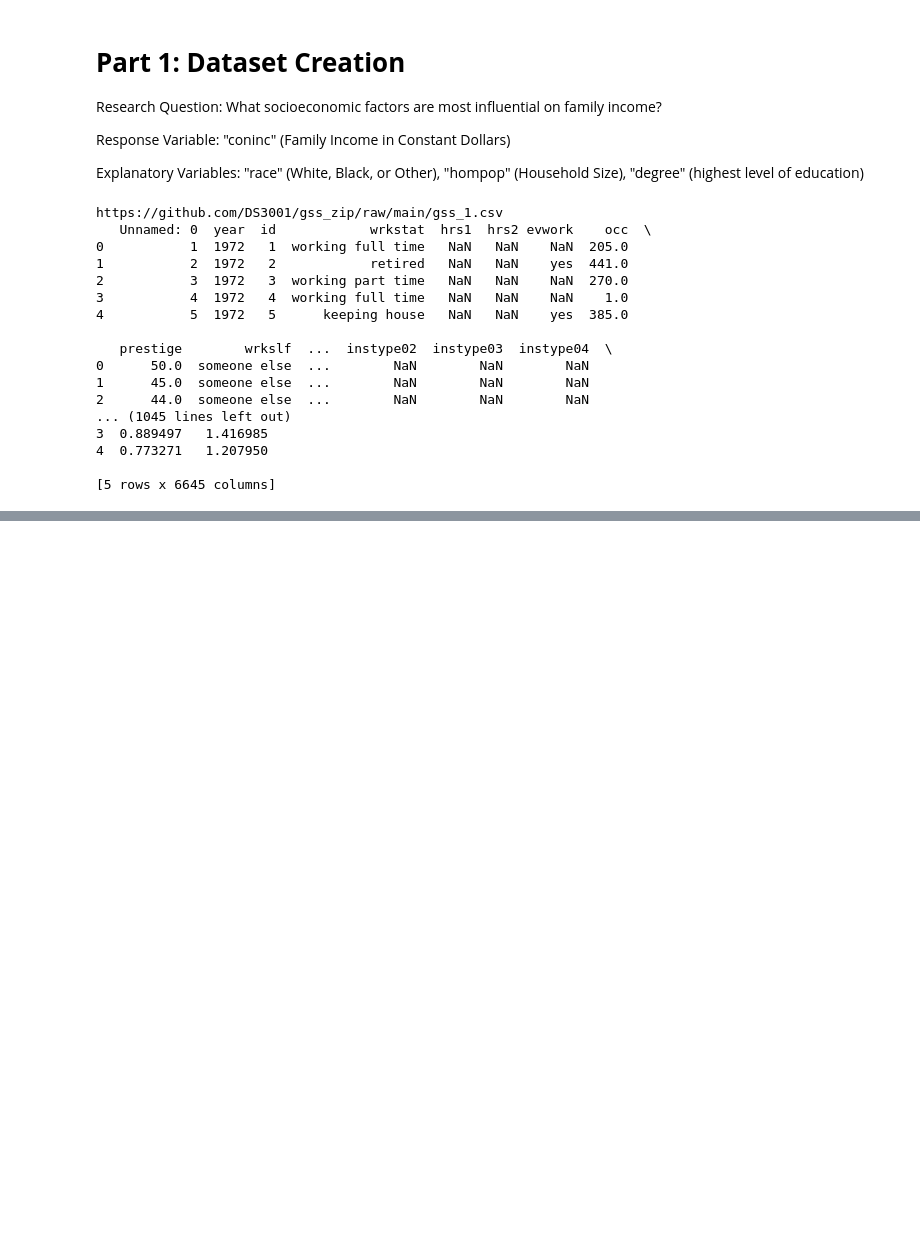
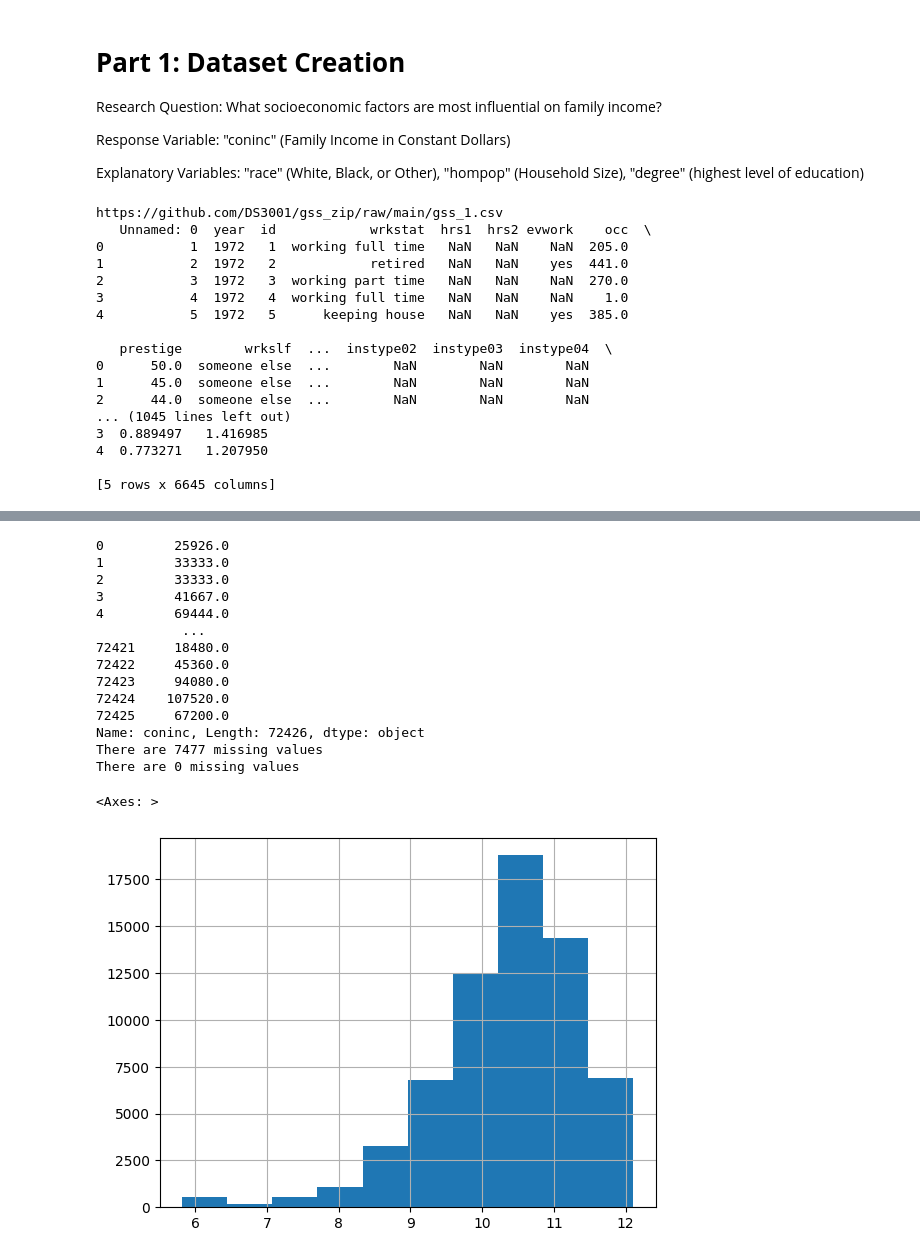
Before and after one commit to DS3001/group7, a Jupyter notebook: Lab1_EDA.ipynb, the cells around one changed output, grey strips where cells are left out. Cells and saved outputs as stored; diff of their text form; code cells hidden in the pictures; blank space fills up the shorter version.

Commit message:
Part 2 - Cleaning Dataset

```diff
--- a/Lab1_EDA.ipynb
+++ b/Lab1_EDA.ipynb
@@ -70,0 +71,42 @@ df.head(10)
+# %%
+#Clean 'coninc' variable - quantitative
+print(df['coninc'])
+
+num_null = df['coninc'].isnull().sum()
+
+print(f'There are {num_null} missing values')
+
+#Drop missing values from columnn
+df = df.dropna(subset = ['coninc'])
+
+num_null = df['coninc'].isnull().sum()
+
+print(f'There are {num_null} missing values')
+
+#Drop values that are equal to 'coninc
+df = df[df['coninc'] != 'coninc']
+
+#Convert the type to numeric
+df['coninc'] = pd.to_numeric(df['coninc'])
+
+#Transform response with log
+df['coninc_log'] = np.log(df['coninc'])
+
+df['coninc_log'].hist()
+# %% [output]
+0         25926.0
+1         33333.0
+2         33333.0
+3         41667.0
+4         69444.0
+           ...
+72421     18480.0
+72422     45360.0
+72423     94080.0
+72424    107520.0
+72425     67200.0
+Name: coninc, Length: 72426, dtype: object
+There are 7477 missing values
+There are 0 missing values
+<Axes: >
+[figure, added]
```
Also changed, not shown: parts of 10 cells of this notebook.
